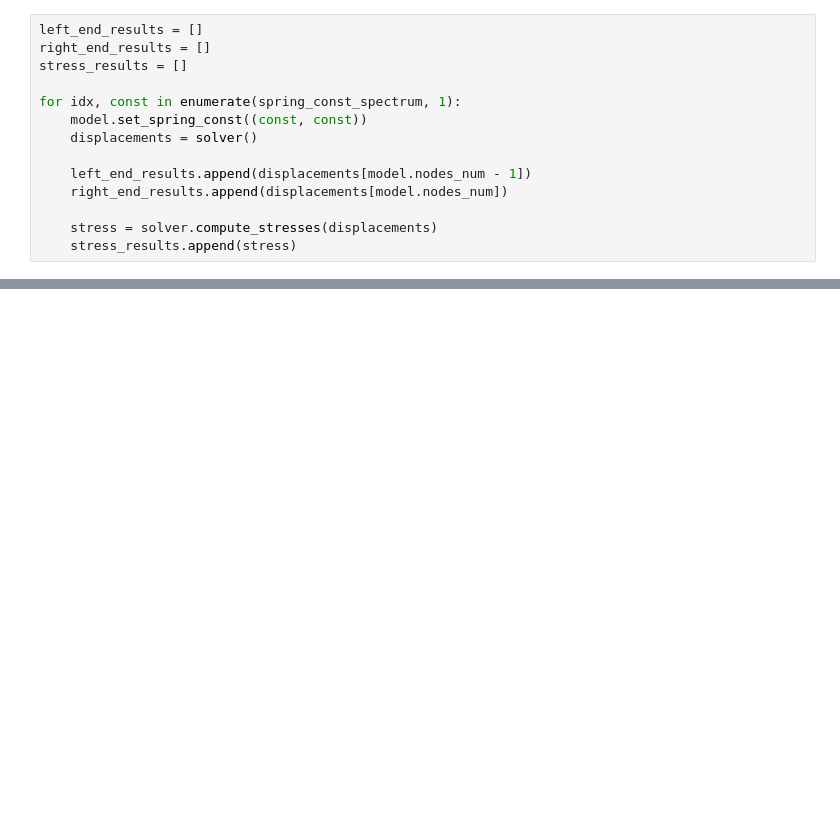
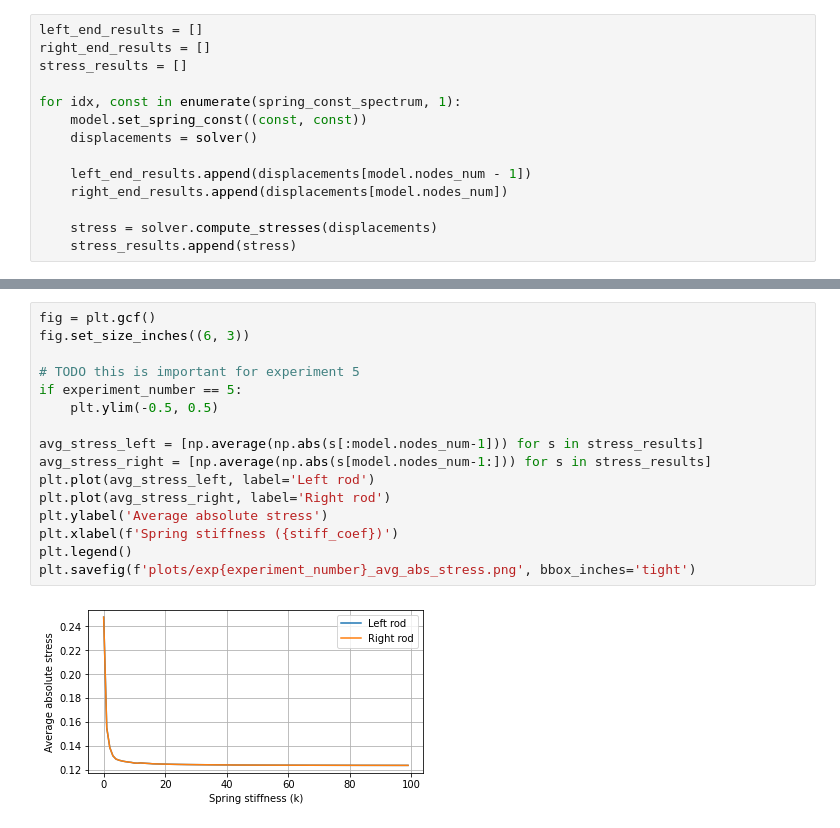
Before and after one commit to KOS-UJ/Spring-Rods-System-Approximation, a Jupyter notebook: experiments/reaction_on_spring_stiffness.ipynb, the cells around one changed output, grey strips where cells are left out. Saved outputs shown, nothing was run; the diff lists cells and outputs as text; blank space fills up the shorter version.

```diff
--- a/experiments/reaction_on_spring_stiffness.ipynb
+++ b/experiments/reaction_on_spring_stiffness.ipynb
@@ -138,0 +139,18 @@ plt.savefig(f'plots/exp{experiment_number}_avg_stress.png', bbox_inches='tight')
+# %%
+fig = plt.gcf()
+fig.set_size_inches((6, 3))
+
+# TODO this is important for experiment 5
+if experiment_number == 5:
+    plt.ylim(-0.5, 0.5)
+
+avg_stress_left = [np.average(np.abs(s[:model.nodes_num-1])) for s in stress_results]
+avg_stress_right = [np.average(np.abs(s[model.nodes_num-1:])) for s in stress_results]
+plt.plot(avg_stress_left, label='Left rod')
+plt.plot(avg_stress_right, label='Right rod')
+plt.ylabel('Average absolute stress')
+plt.xlabel(f'Spring stiffness ({stiff_coef})')
+plt.legend()
+plt.savefig(f'plots/exp{experiment_number}_avg_abs_stress.png', bbox_inches='tight')
+# %% [output]
+[figure, added]
```
Also changed, not shown: parts of 3 cells of this notebook.
